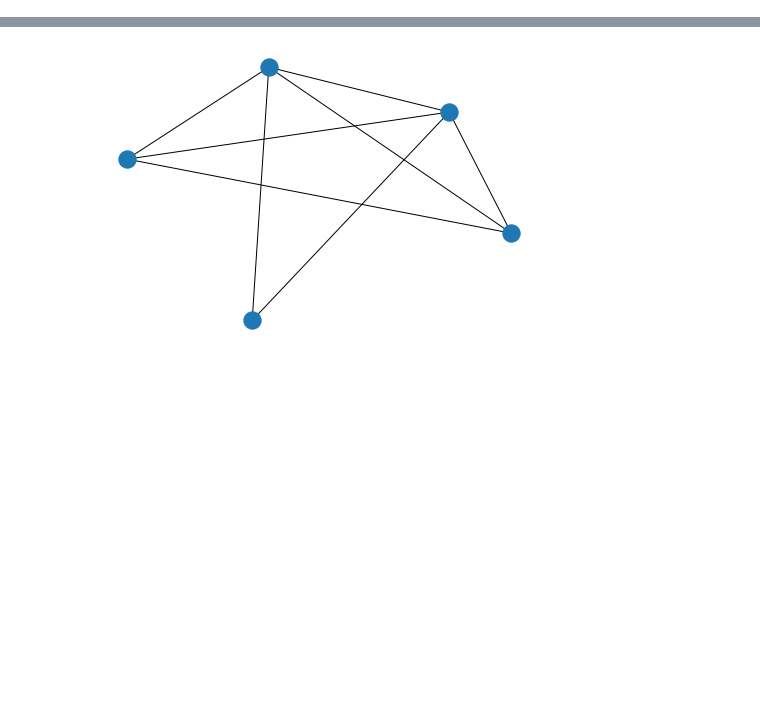
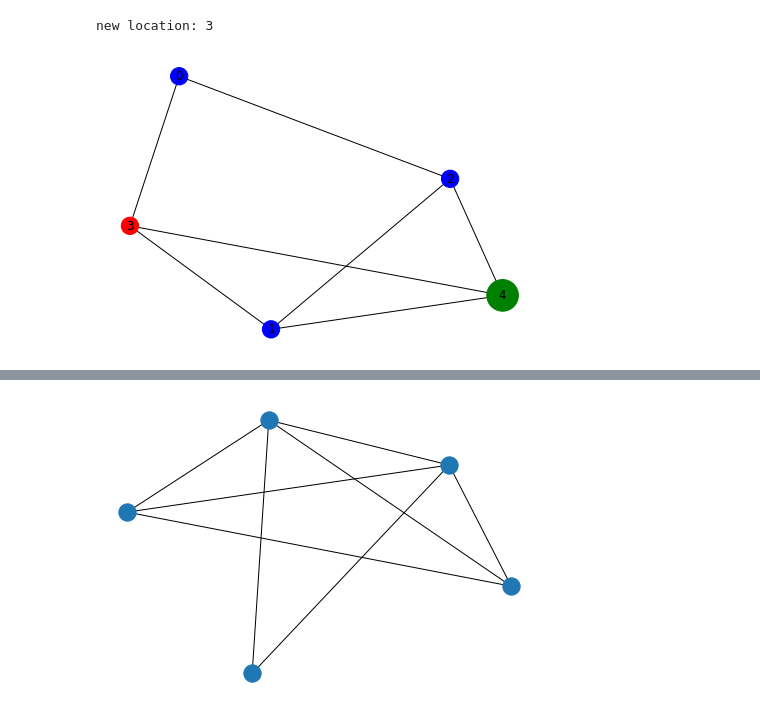
Before and after one commit to Natemen96/ECEMasterProject, a Jupyter notebook: RL/rl_env/networkx.ipynb, the cells around one changed output, grey strips where cells are left out. Saved outputs shown, nothing was run; the diff lists cells and outputs as text; code cells hidden in the pictures; blank space fills up the shorter version.

```diff
--- a/RL/rl_env/networkx.ipynb
+++ b/RL/rl_env/networkx.ipynb
@@ -133 +176,7 @@ print(env.node_status)
+# %%
+env.plot_nodes()
+env.update_ev_location()
+# %% [output]
+new location: 3
+[figure, added]
 # %%
```
Also changed, not shown: parts of 5 cells of this notebook, 3 other files.
